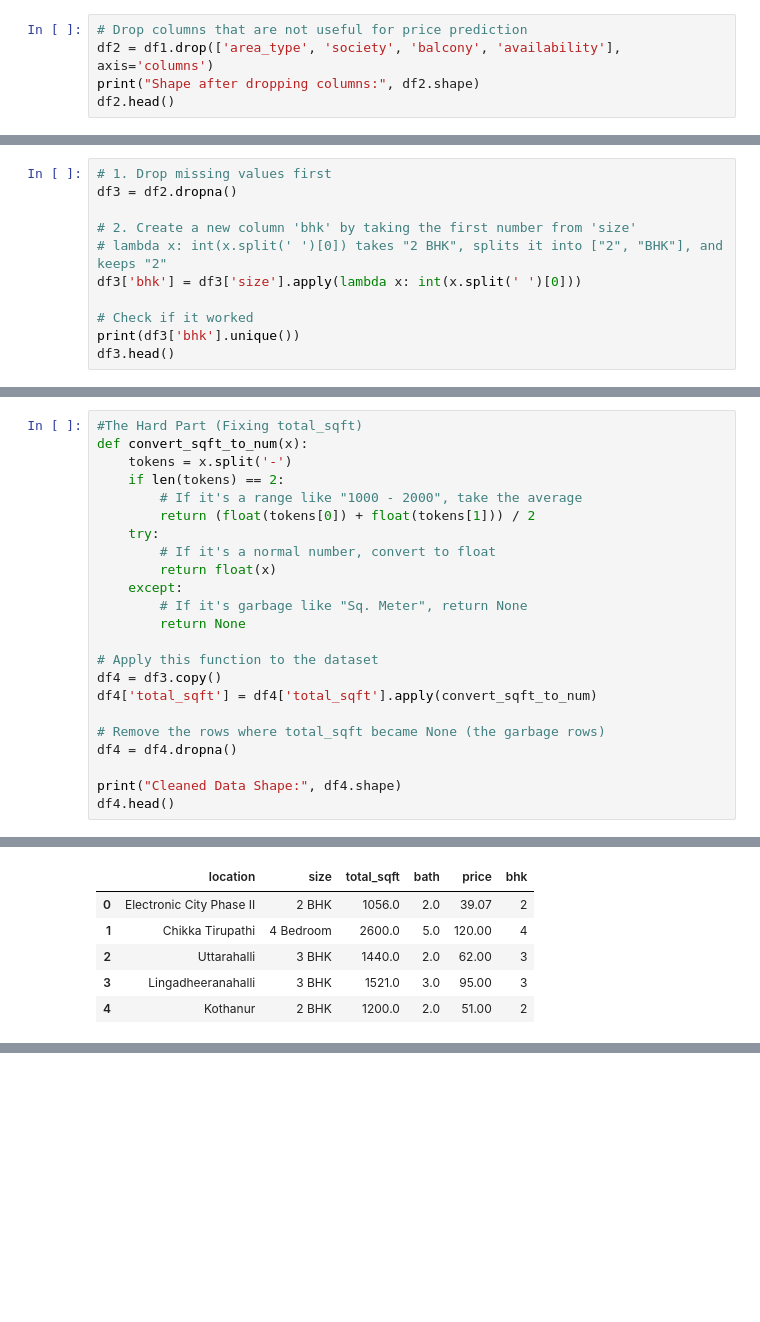
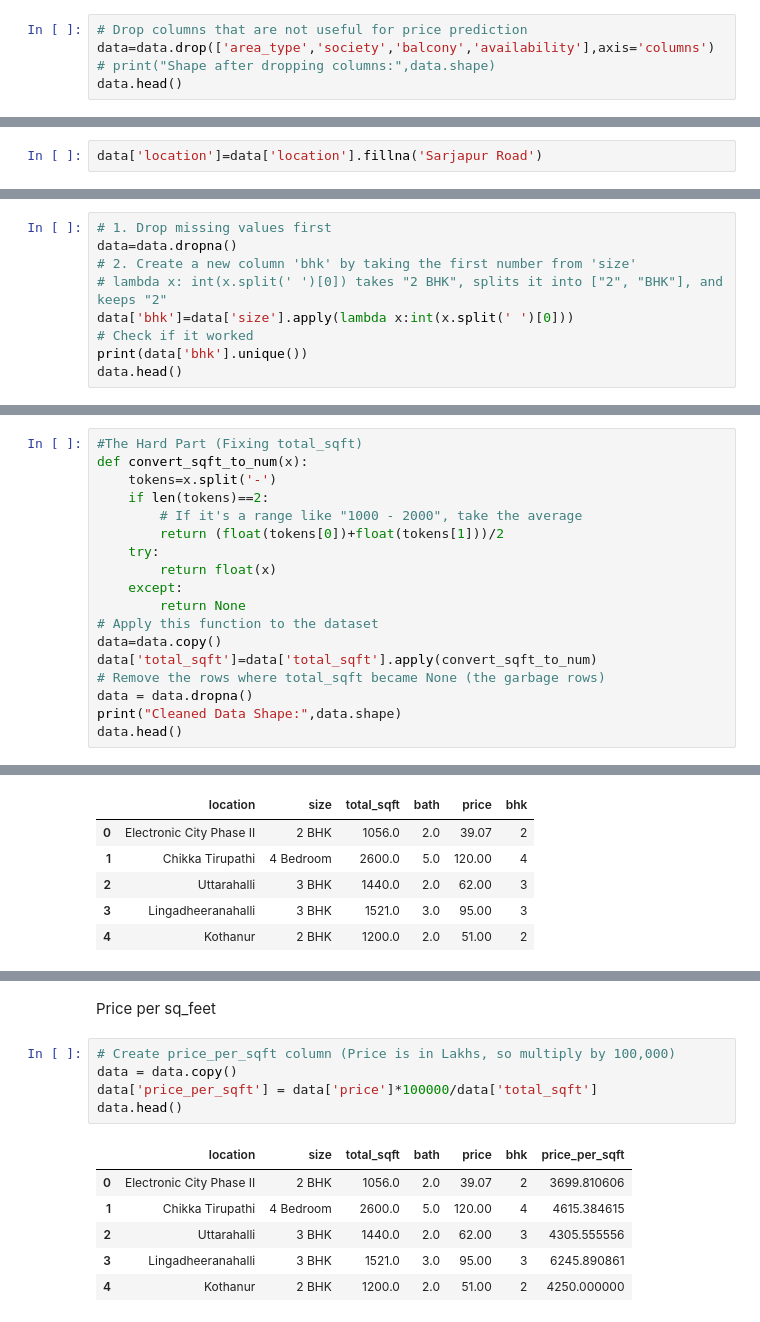
Before and after one commit to AlgoAditya21/Property-Price-Prediction, a Jupyter notebook: Analysis.ipynb, the cells around one changed output, grey strips where cells are left out. Saved outputs shown, nothing was run; the diff lists cells and outputs as text; blank space fills up the shorter version.

```diff
--- a/Analysis.ipynb
+++ b/Analysis.ipynb
@@ -47,7 +83,7 @@ Super built-up  Area    8790
 Name: area_type, dtype: int64
 # %%
 # Drop columns that are not useful for price prediction
-df2 = df1.drop(['area_type', 'society', 'balcony', 'availability'], axis='columns')
-print("Shape after dropping columns:", df2.shape)
-df2.head()
+data=data.drop(['area_type','society','balcony','availability'],axis='columns')
+# print("Shape after dropping columns:",data.shape)
+data.head()
 # %% [output]
@@ -60,0 +124,2 @@ Shape after dropping columns: (13320, 5)
+# %%
+data['location']=data['location'].fillna('Sarjapur Road')
@@ -61,14 +146,12 @@ Shape after dropping columns: (13320, 5)
 # %%
 # 1. Drop missing values first
-df3 = df2.dropna()
-
+data=data.dropna()
 # 2. Create a new column 'bhk' by taking the first number from 'size'
 # lambda x: int(x.split(' ')[0]) takes "2 BHK", splits it into ["2", "BHK"], and keeps "2"
-df3['bhk'] = df3['size'].apply(lambda x: int(x.split(' ')[0]))
-
+data['bhk']=data['size'].apply(lambda x:int(x.split(' ')[0]))
 # Check if it worked
-print(df3['bhk'].unique())
-df3.head()
+print(data['bhk'].unique())
+data.head()
 # %% [output]
 [ 2  4  3  6  1  8  7  5 11  9 27 10 19 16 43 14 12 13 18]
 |  | location | size | total_sqft | bath | price | bhk |
@@ -80,26 +163,21 @@ df3.head()
 # %%
 #The Hard Part (Fixing total_sqft)
 def convert_sqft_to_num(x):
-    tokens = x.split('-')
-    if len(tokens) == 2:
+    tokens=x.split('-')
+    if len(tokens)==2:
         # If it's a range like "1000 - 2000", take the average
-        return (float(tokens[0]) + float(tokens[1])) / 2
+        return (float(tokens[0])+float(tokens[1]))/2
     try:
-        # If it's a normal number, convert to float
         return float(x)
     except:
-        # If it's garbage like "Sq. Meter", return None
         return None
-
 # Apply this function to the dataset
-df4 = df3.copy()
-df4['total_sqft'] = df4['total_sqft'].apply(convert_sqft_to_num)
-
+data=data.copy()
+data['total_sqft']=data['total_sqft'].apply(convert_sqft_to_num)
 # Remove the rows where total_sqft became None (the garbage rows)
-df4 = df4.dropna()
-
-print("Cleaned Data Shape:", df4.shape)
-df4.head()
+data = data.dropna()
+print("Cleaned Data Shape:",data.shape)
+data.head()
 # %% [output]
 Cleaned Data Shape: (13200, 6)
 |  | location | size | total_sqft | bath | price | bhk |
@@ -120,3 +198,17 @@ bath                4.0
 price             186.0
 bhk                   4
 Name: 30, dtype: object
+# %% [markdown]
+Price per sq_feet
+# %%
+# Create price_per_sqft column (Price is in Lakhs, so multiply by 100,000)
+data = data.copy()
+data['price_per_sqft'] = data['price']*100000/data['total_sqft']
+data.head()
+# %% [output]
+|  | location | size | total_sqft | bath | price | bhk | price_per_sqft |
+| 0 | Electronic City Phase II | 2 BHK | 1056.0 | 2.0 | 39.07 | 2 | 3699.810606 |
+| 1 | Chikka Tirupathi | 4 Bedroom | 2600.0 | 5.0 | 120.00 | 4 | 4615.384615 |
+| 2 | Uttarahalli | 3 BHK | 1440.0 | 2.0 | 62.00 | 3 | 4305.555556 |
+| 3 | Lingadheeranahalli | 3 BHK | 1521.0 | 3.0 | 95.00 | 3 | 6245.890861 |
+| 4 | Kothanur | 2 BHK | 1200.0 | 2.0 | 51.00 | 2 | 4250.000000 |
```
Also changed, not shown: parts of 17 cells of this notebook.
